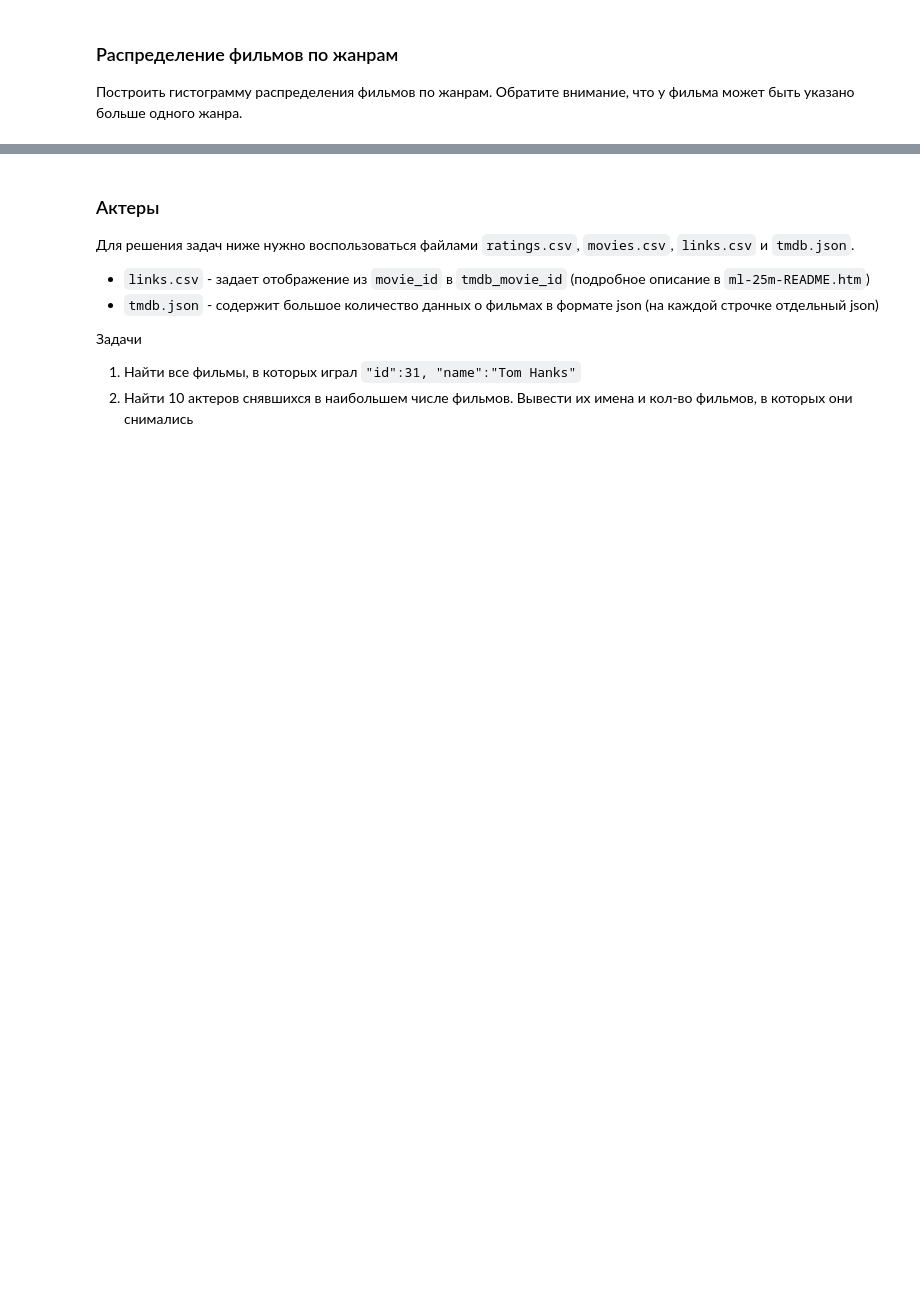
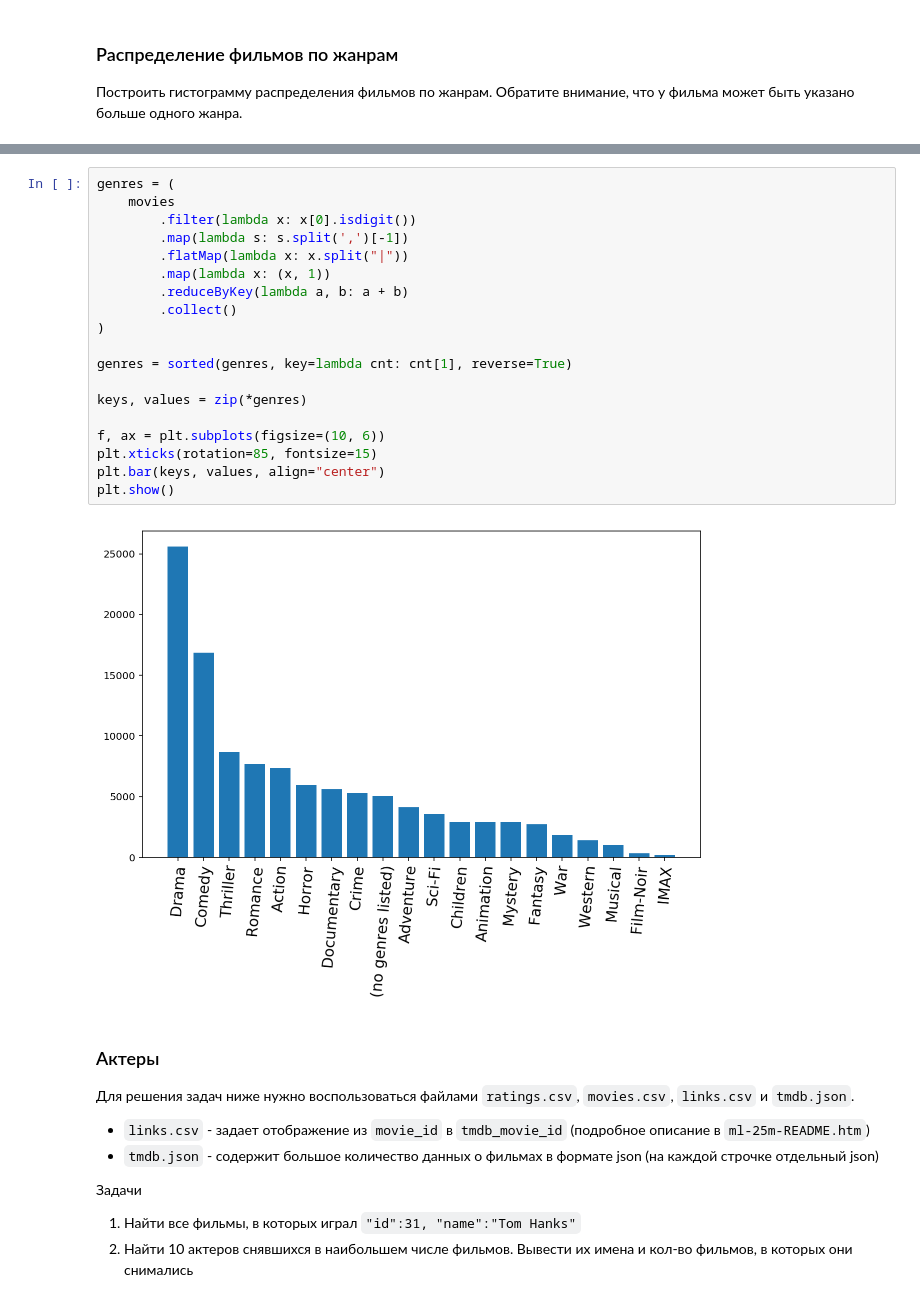
Before and after one commit to breengles/hse_hw, a Jupyter notebook: MLBD/lectures/spark/notebooks/spark_examples.ipynb, the cells around one changed output, grey strips where cells are left out. Cells and saved outputs as stored; diff of their text form; blank space fills up the shorter version.

```diff
--- a/MLBD/lectures/spark/notebooks/spark_examples.ipynb
+++ b/MLBD/lectures/spark/notebooks/spark_examples.ipynb
@@ -257,3 +383,24 @@ plt.show()
+# %%
+genres = (
+    movies
+        .filter(lambda x: x[0].isdigit())
+        .map(lambda s: s.split(',')[-1])
+        .flatMap(lambda x: x.split("|"))
+        .map(lambda x: (x, 1))
+        .reduceByKey(lambda a, b: a + b)
+        .collect()
+)
+
+genres = sorted(genres, key=lambda cnt: cnt[1], reverse=True)
+
+keys, values = zip(*genres)
+
+f, ax = plt.subplots(figsize=(10, 6))
+plt.xticks(rotation=85, fontsize=15)
+plt.bar(keys, values, align="center")
+plt.show()
+# %% [output]
+[figure, added]
 # %% [markdown]
 ### Актеры
 
```
Also changed, not shown: parts of 40 cells of this notebook.
